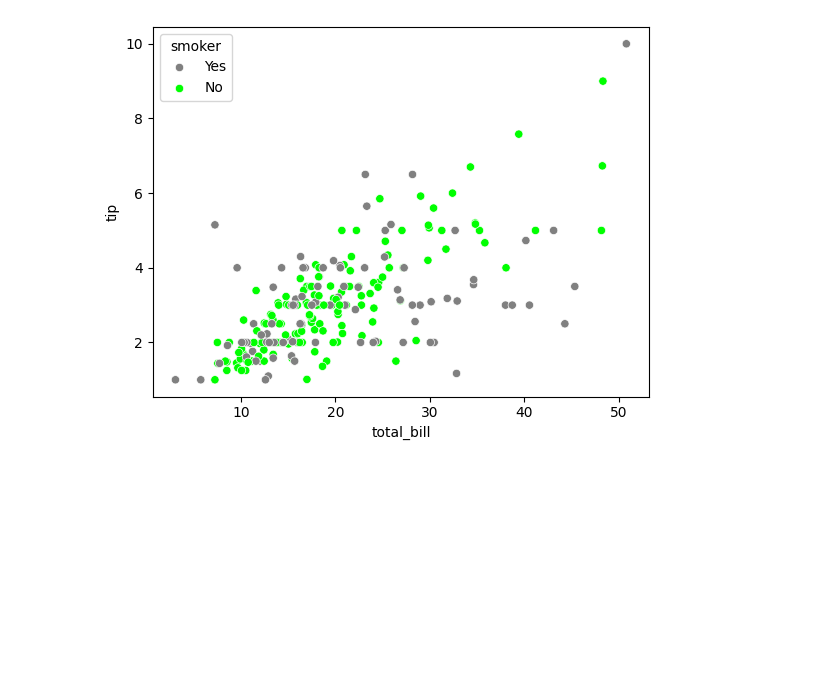
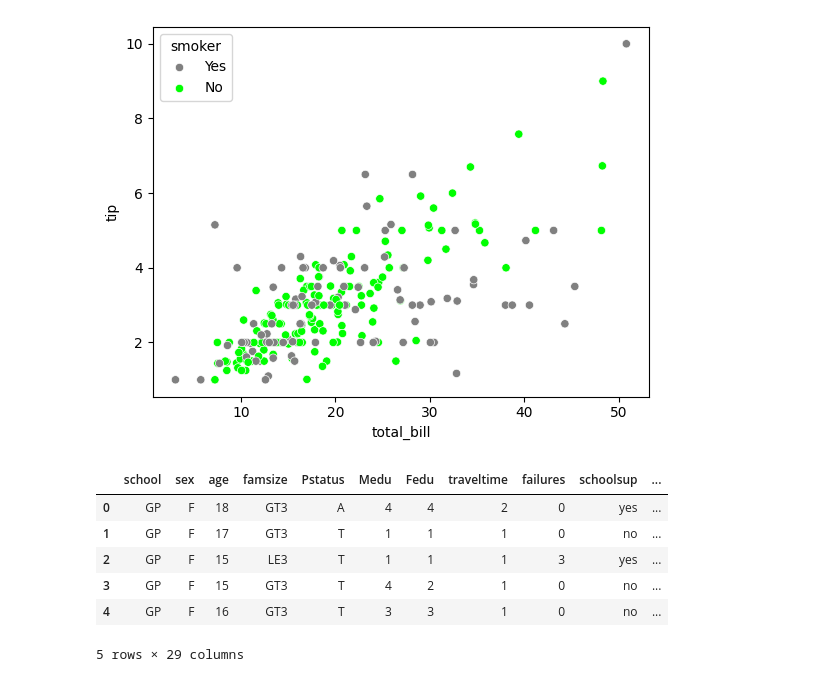
Before and after one commit to jhlopesalves/data-science-notebooks, a Jupyter notebook: Python/Intro to Seaborn/introduction_to_seaborn.ipynb, the cells around one changed output. Drawn from its saved outputs; the diff is of its cells as text; code cells hidden in the pictures; blank space fills up the shorter version.

```diff
--- a/Python/Intro to Seaborn/introduction_to_seaborn.ipynb
+++ b/Python/Intro to Seaborn/introduction_to_seaborn.ipynb
@@ -70,0 +118,10 @@ plt.show()
+# %%
+student_data.head()
+# %% [output]
+|  | school | sex | age | famsize | Pstatus | Medu | Fedu | traveltime | failures | schoolsup | ... |
+| 0 | GP | F | 18 | GT3 | A | 4 | 4 | 2 | 0 | yes | ... |
+| 1 | GP | F | 17 | GT3 | T | 1 | 1 | 1 | 0 | no | ... |
+| 2 | GP | F | 15 | LE3 | T | 1 | 1 | 1 | 3 | yes | ... |
+| 3 | GP | F | 15 | GT3 | T | 4 | 2 | 1 | 0 | no | ... |
+| 4 | GP | F | 16 | GT3 | T | 3 | 3 | 1 | 0 | no | ... |
+5 rows × 29 columns
```
Also changed, not shown: parts of 5 cells of this notebook.
